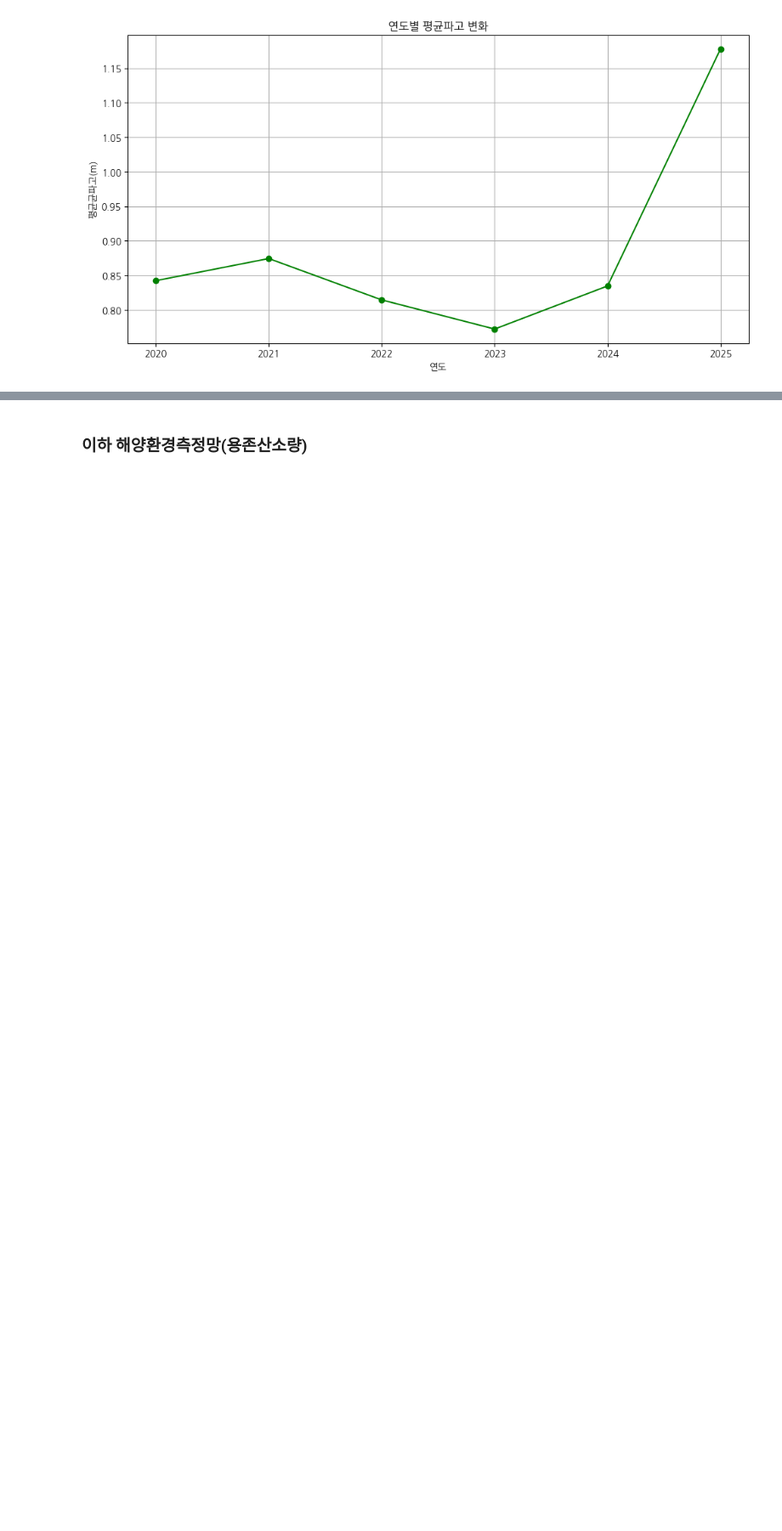
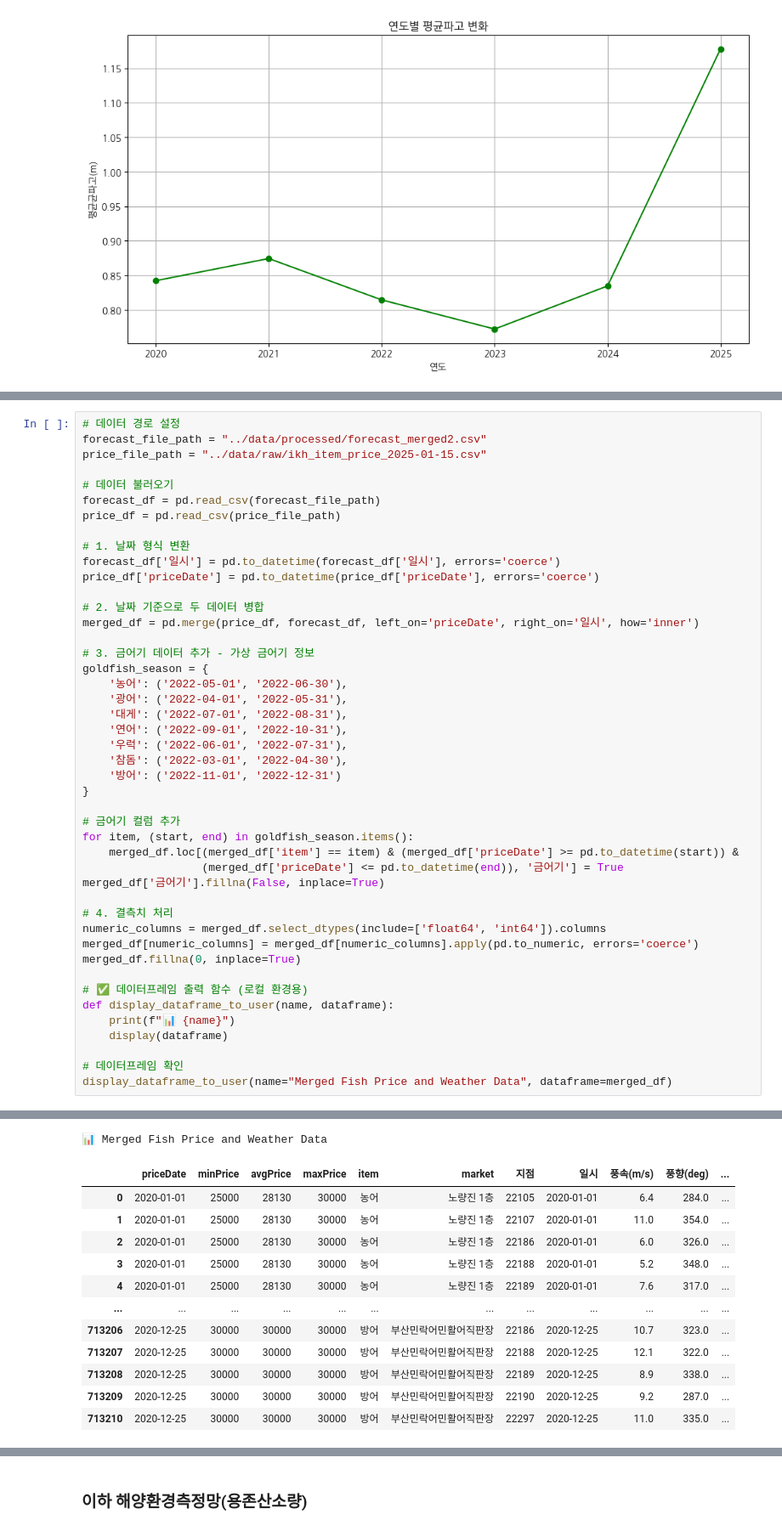
Before and after one commit to vhf1030/Pisces, a Jupyter notebook: notebooks/기상상황.ipynb, the cells around one changed output, grey strips where cells are left out. Shown at 85% size. Cells and saved outputs as stored; diff of their text form; blank space fills up the shorter version.

```diff
--- a/notebooks/기상상황.ipynb
+++ b/notebooks/기상상황.ipynb
@@ -218,0 +164,46 @@ NameError: name 'np' is not defined
+# %%
+# 데이터 경로 설정
+forecast_file_path = "../data/processed/forecast_merged2.csv"
+price_file_path = "../data/raw/ikh_item_price_2025-01-15.csv"
+
+# 데이터 불러오기
+forecast_df = pd.read_csv(forecast_file_path)
+price_df = pd.read_csv(price_file_path)
+
+# 1. 날짜 형식 변환
+forecast_df['일시'] = pd.to_datetime(forecast_df['일시'], errors='coerce')
+price_df['priceDate'] = pd.to_datetime(price_df['priceDate'], errors='coerce')
+
+# 2. 날짜 기준으로 두 데이터 병합
+merged_df = pd.merge(price_df, forecast_df, left_on='priceDate', right_on='일시', how='inner')
+
+# 3. 금어기 데이터 추가 - 가상 금어기 정보
+goldfish_season = {
+    '농어': ('2022-05-01', '2022-06-30'),
+    '광어': ('2022-04-01', '2022-05-31'),
+    '대게': ('2022-07-01', '2022-08-31'),
+    '연어': ('2022-09-01', '2022-10-31'),
+    '우럭': ('2022-06-01', '2022-07-31'),
+    '참돔': ('2022-03-01', '2022-04-30'),
+    '방어': ('2022-11-01', '2022-12-31')
+}
+
+# 금어기 컬럼 추가
+for item, (start, end) in goldfish_season.items():
+    merged_df.loc[(merged_df['item'] == item) & (merged_df['priceDate'] >= pd.to_datetime(start)) &
+                  (merged_df['priceDate'] <= pd.to_datetime(end)), '금어기'] = True
+merged_df['금어기'].fillna(False, inplace=True)
+
+# 4. 결측치 처리
+numeric_columns = merged_df.select_dtypes(include=['float64', 'int64']).columns
+merged_df[numeric_columns] = merged_df[numeric_columns].apply(pd.to_numeric, errors='coerce')
+merged_df.fillna(0, inplace=True)
+
+# ✅ 데이터프레임 출력 함수 (로컬 환경용)
+def display_dataframe_to_user(name, dataframe):
+    print(f"📊 {name}")
+    display(dataframe)
+
+# 데이터프레임 확인
+display_dataframe_to_user(name="Merged Fish Price and Weather Data", dataframe=merged_df)
+# %% [output]
@@ -218,0 +216,13 @@ NameError: name 'np' is not defined
+📊 Merged Fish Price and Weather Data
+|  | priceDate | minPrice | avgPrice | maxPrice | item | market | 지점 | 일시 | 풍속(m/s) | 풍향(deg) | ... |
+| 0 | 2020-01-01 | 25000 | 28130 | 30000 | 농어 | 노량진 1층 | 22105 | 2020-01-01 | 6.4 | 284.0 | ... |
+| 1 | 2020-01-01 | 25000 | 28130 | 30000 | 농어 | 노량진 1층 | 22107 | 2020-01-01 | 11.0 | 354.0 | ... |
+| 2 | 2020-01-01 | 25000 | 28130 | 30000 | 농어 | 노량진 1층 | 22186 | 2020-01-01 | 6.0 | 326.0 | ... |
+| 3 | 2020-01-01 | 25000 | 28130 | 30000 | 농어 | 노량진 1층 | 22188 | 2020-01-01 | 5.2 | 348.0 | ... |
+| 4 | 2020-01-01 | 25000 | 28130 | 30000 | 농어 | 노량진 1층 | 22189 | 2020-01-01 | 7.6 | 317.0 | ... |
+| ... | ... | ... | ... | ... | ... | ... | ... | ... | ... | ... | ... |
+| 713206 | 2020-12-25 | 30000 | 30000 | 30000 | 방어 | 부산민락어민활어직판장 | 22186 | 2020-12-25 | 10.7 | 323.0 | ... |
+| 713207 | 2020-12-25 | 30000 | 30000 | 30000 | 방어 | 부산민락어민활어직판장 | 22188 | 2020-12-25 | 12.1 | 322.0 | ... |
+| 713208 | 2020-12-25 | 30000 | 30000 | 30000 | 방어 | 부산민락어민활어직판장 | 22189 | 2020-12-25 | 8.9 | 338.0 | ... |
+| 713209 | 2020-12-25 | 30000 | 30000 | 30000 | 방어 | 부산민락어민활어직판장 | 22190 | 2020-12-25 | 9.2 | 287.0 | ... |
+| 713210 | 2020-12-25 | 30000 | 30000 | 30000 | 방어 | 부산민락어민활어직판장 | 22297 | 2020-12-25 | 11.0 | 335.0 | ... |
```
Also changed, not shown: parts of 12 cells of this notebook, 3 other files.
